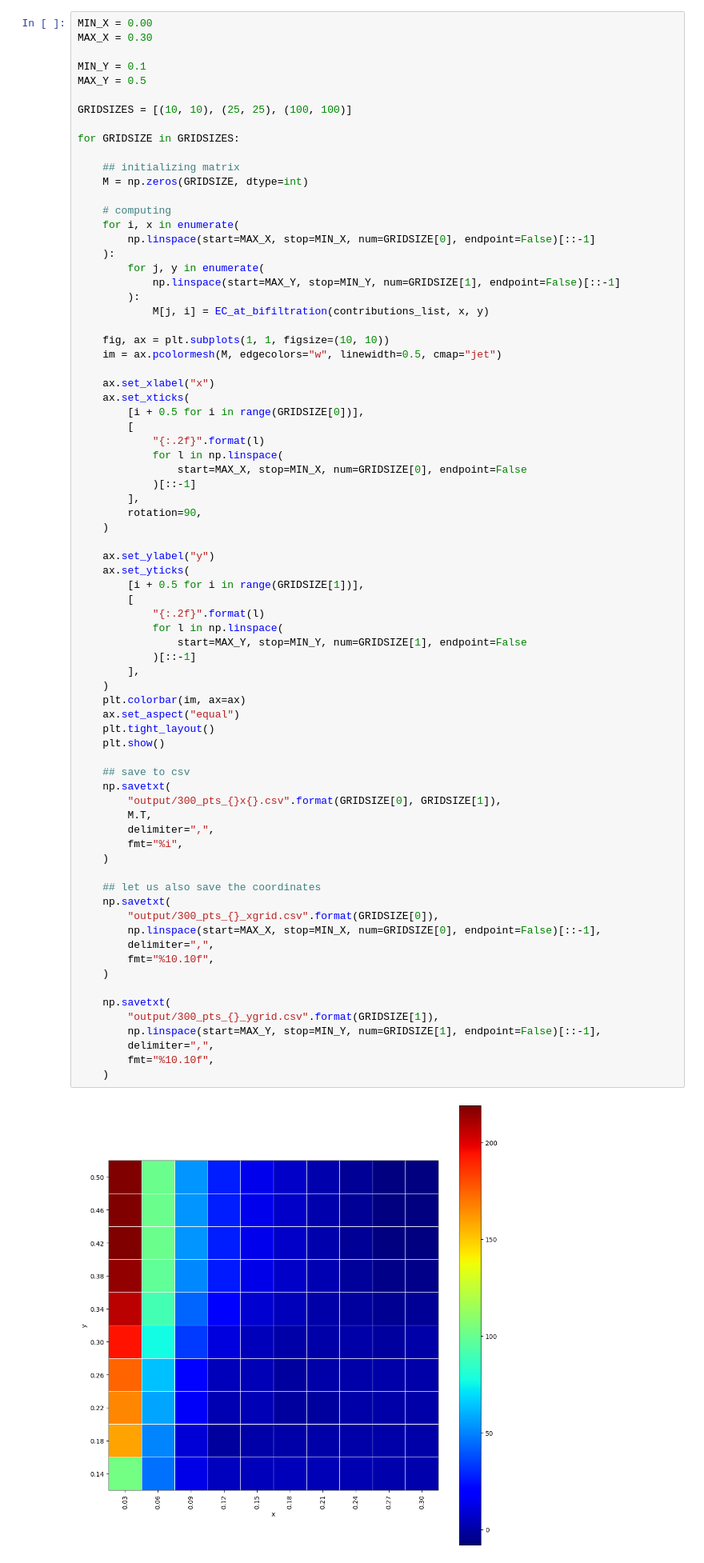
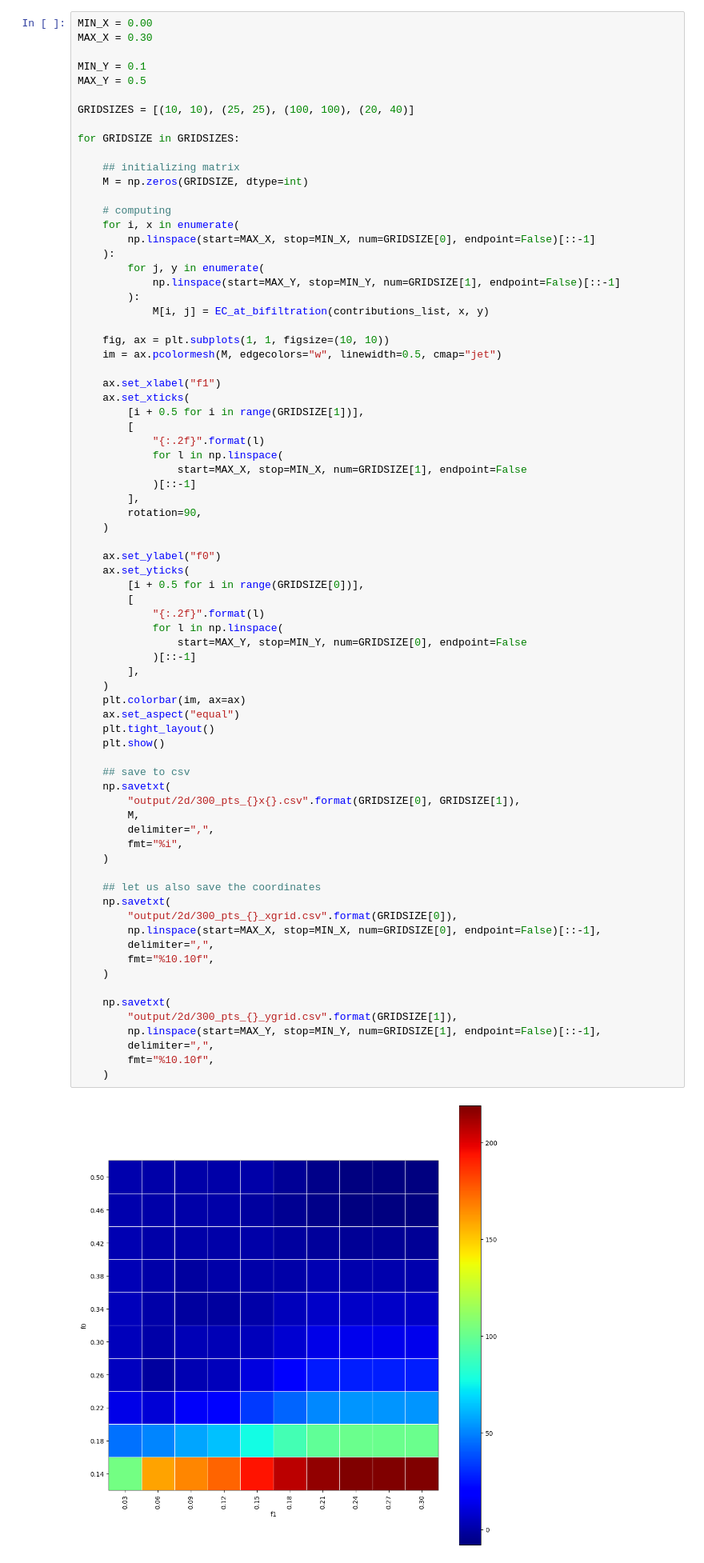
Before and after one commit to dgurnari/bifiltration-sandbox, a Jupyter notebook: test_discretization.ipynb, the cells around one changed output. Shown at 80% size. Drawn from its saved outputs; the diff is of its cells as text.

```diff
--- a/test_discretization.ipynb
+++ b/test_discretization.ipynb
@@ -87,7 +100,7 @@ MAX_X = 0.30
 MIN_Y = 0.1
 MAX_Y = 0.5
 
-GRIDSIZES = [(10, 10), (25, 25), (100, 100)]
+GRIDSIZES = [(10, 10), (25, 25), (100, 100), (20, 40)]
 
 for GRIDSIZE in GRIDSIZES:
 
@@ -101,59 +114,59 @@ for GRIDSIZE in GRIDSIZES:
         for j, y in enumerate(
             np.linspace(start=MAX_Y, stop=MIN_Y, num=GRIDSIZE[1], endpoint=False)[::-1]
         ):
-            M[j, i] = EC_at_bifiltration(contributions_list, x, y)
+            M[i, j] = EC_at_bifiltration(contributions_list, x, y)
 
     fig, ax = plt.subplots(1, 1, figsize=(10, 10))
     im = ax.pcolormesh(M, edgecolors="w", linewidth=0.5, cmap="jet")
 
-    ax.set_xlabel("x")
+    ax.set_xlabel("f1")
     ax.set_xticks(
-        [i + 0.5 for i in range(GRIDSIZE[0])],
+        [i + 0.5 for i in range(GRIDSIZE[1])],
         [
             "{:.2f}".format(l)
             for l in np.linspace(
-                start=MAX_X, stop=MIN_X, num=GRIDSIZE[0], endpoint=False
+                start=MAX_X, stop=MIN_X, num=GRIDSIZE[1], endpoint=False
             )[::-1]
         ],
         rotation=90,
     )
 
-    ax.set_ylabel("y")
+    ax.set_ylabel("f0")
     ax.set_yticks(
-        [i + 0.5 for i in range(GRIDSIZE[1])],
+        [i + 0.5 for i in range(GRIDSIZE[0])],
         [
             "{:.2f}".format(l)
             for l in np.linspace(
-                start=MAX_Y, stop=MIN_Y, num=GRIDSIZE[1], endpoint=False
+                start=MAX_Y, stop=MIN_Y, num=GRIDSIZE[0], endpoint=False
             )[::-1]
         ],
     )
     plt.colorbar(im, ax=ax)
     ax.set_aspect("equal")
     plt.tight_layout()
     plt.show()
 
     ## save to csv
     np.savetxt(
-        "output/300_pts_{}x{}.csv".format(GRIDSIZE[0], GRIDSIZE[1]),
-        M.T,
+        "output/2d/300_pts_{}x{}.csv".format(GRIDSIZE[0], GRIDSIZE[1]),
+        M,
         delimiter=",",
         fmt="%i",
     )
 
     ## let us also save the coordinates
     np.savetxt(
-        "output/300_pts_{}_xgrid.csv".format(GRIDSIZE[0]),
+        "output/2d/300_pts_{}_xgrid.csv".format(GRIDSIZE[0]),
         np.linspace(start=MAX_X, stop=MIN_X, num=GRIDSIZE[0], endpoint=False)[::-1],
         delimiter=",",
         fmt="%10.10f",
     )
 
     np.savetxt(
-        "output/300_pts_{}_ygrid.csv".format(GRIDSIZE[1]),
+        "output/2d/300_pts_{}_ygrid.csv".format(GRIDSIZE[1]),
         np.linspace(start=MAX_Y, stop=MIN_Y, num=GRIDSIZE[1], endpoint=False)[::-1],
         delimiter=",",
         fmt="%10.10f",
     )
 # %% [output]
-[figure, old version]
+[figure, new version]
```
Also changed, not shown: parts of 11 cells of this notebook, 47 other files.
